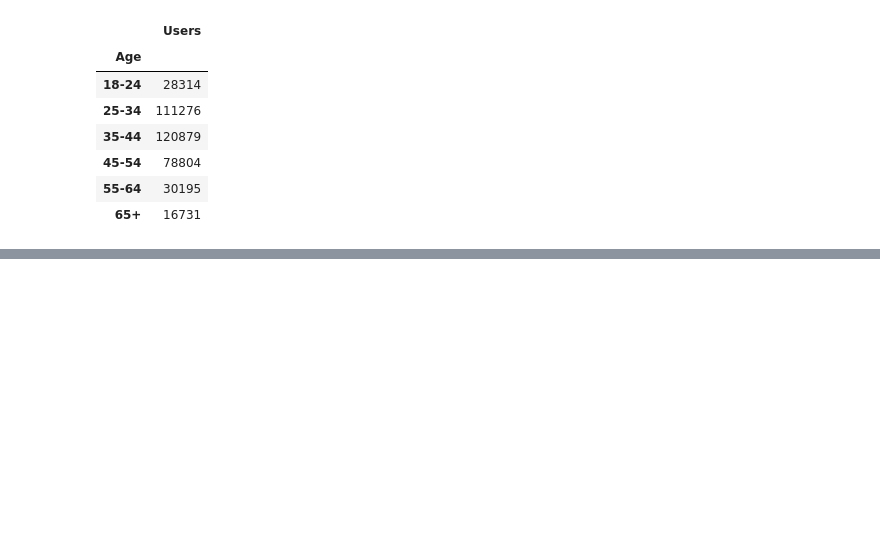
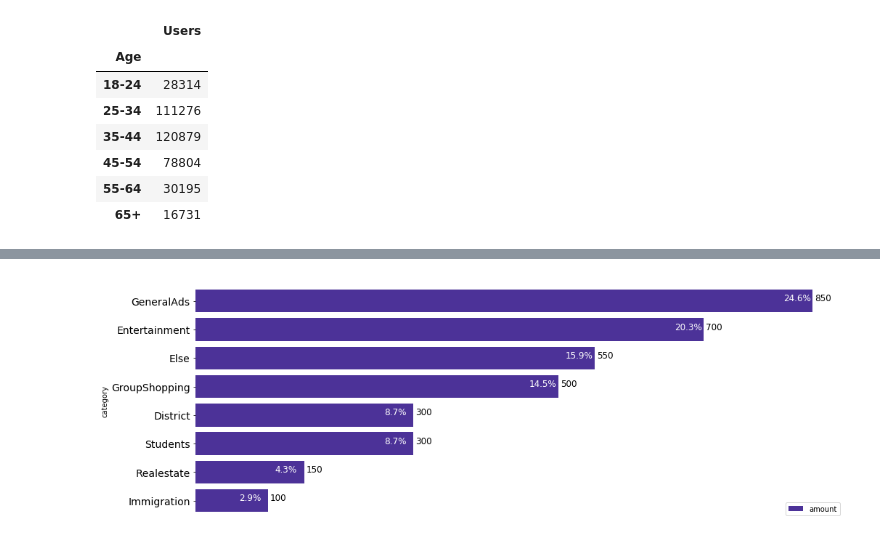
Before and after one commit to zhongw117/GTA-population, a Jupyter notebook: pop_dist.ipynb, the cells around one changed output, grey strips where cells are left out. Drawn from its saved outputs; the diff is of its cells as text; code cells hidden in the pictures; blank space fills up the shorter version.

Commit message:
update group categories

```diff
--- a/pop_dist.ipynb
+++ b/pop_dist.ipynb
@@ -207,7 +207,7 @@ p.yaxis.axis_label = 'Kilotons of Munitions'
 # %%
 hover = HoverTool()
 hover.tooltips = [
-    ("Totals", "@TONS_HE High Explosive / @TONS_IC Incendiary / @TONS_FRAG Fragmentation")]
+    ("Totals", "@TONS_HE High Explosive")]
 
 hover.mode = 'vline'
 
@@ -216,0 +219,9 @@ show(p)
+# %%
+try:
+    with connection.cursor() as cursor:
+        sql = "SELECT category, amount from group_cate where 1"
+        cursor.execute(sql)
+        result_group_cate = cursor.fetchall()
+        print(result_group_cate)
+finally:
+    pass
@@ -216,0 +230,2 @@ show(p)
+# %%
+group_cate_df = pd.DataFrame(result_group_cate)
@@ -216,0 +244,27 @@ show(p)
+# %%
+group_cate_df.set_index('category', inplace=True)
+# %%
+group_cate_df.sort_values('amount',ascending=True, inplace=True)
+group_cate_ax = group_cate_df.plot(kind='barh', y='amount', figsize=(16,6), stacked=True, width=0.8, rot=0, color='#4c3298', fontsize=14)
+group_cate_ax.spines['right'].set_visible(False)
+group_cate_ax.spines['top'].set_visible(False)
+group_cate_ax.spines['left'].set_visible(False)
+group_cate_ax.spines['bottom'].set_visible(False)
+group_cate_ax.axes.get_xaxis().set_visible(False)
+group_cate_ax.set_xlabel("Group Categories", labelpad=20, size=16)
+for tick in group_cate_ax.xaxis.get_major_ticks():
+                tick.label.set_fontsize(14)
+for i, v in enumerate(group_cate_df.amount):
+    group_cate_ax.text(v + 3, i, str(v), color='black', fontsize=12)
+totals = []
+for n in group_cate_ax.patches:
+    totals.append(n.get_width())
+total = sum(totals)
+for p in group_cate_ax.patches:
+        percentage = '{:.1f}%'.format(100*p.get_width()/total)
+        x = p.get_x() + p.get_width()
+        y = p.get_y() + p.get_height()/2
+        group_cate_ax.text(x-40, y,str(percentage), fontsize=12, color='white')
+plt.show()
+# %% [output]
+[figure, added]
```
Also changed, not shown: parts of 5 cells of this notebook, 1 other file.
